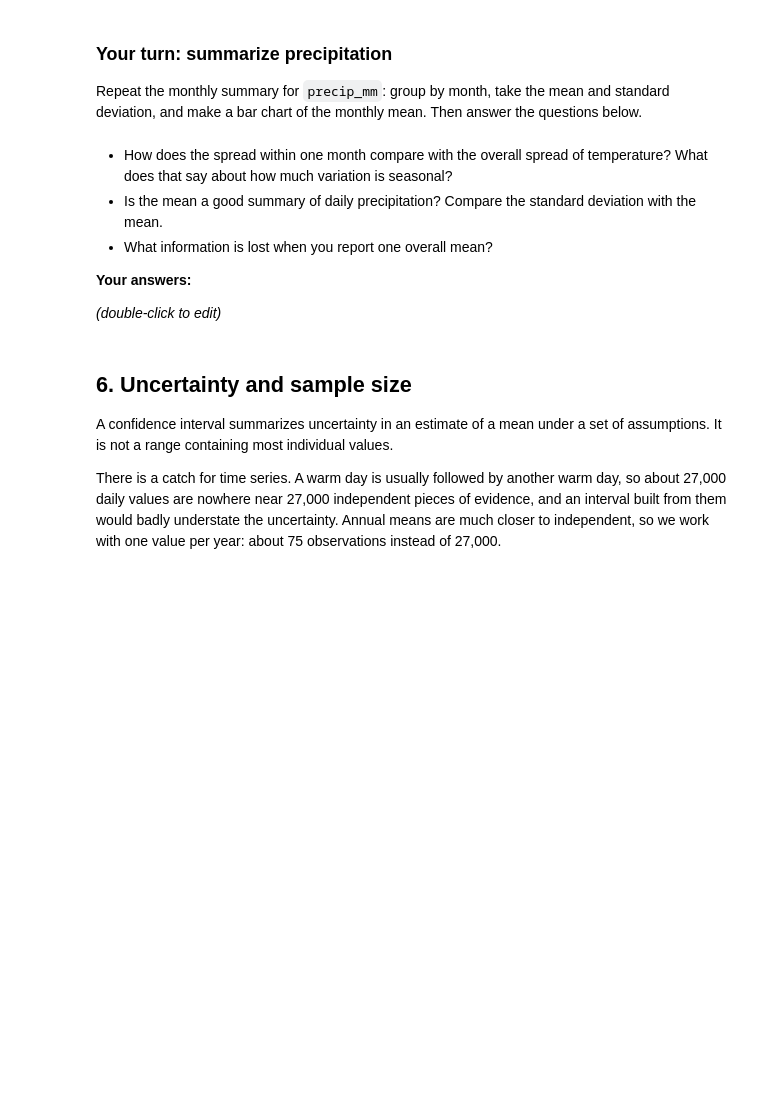
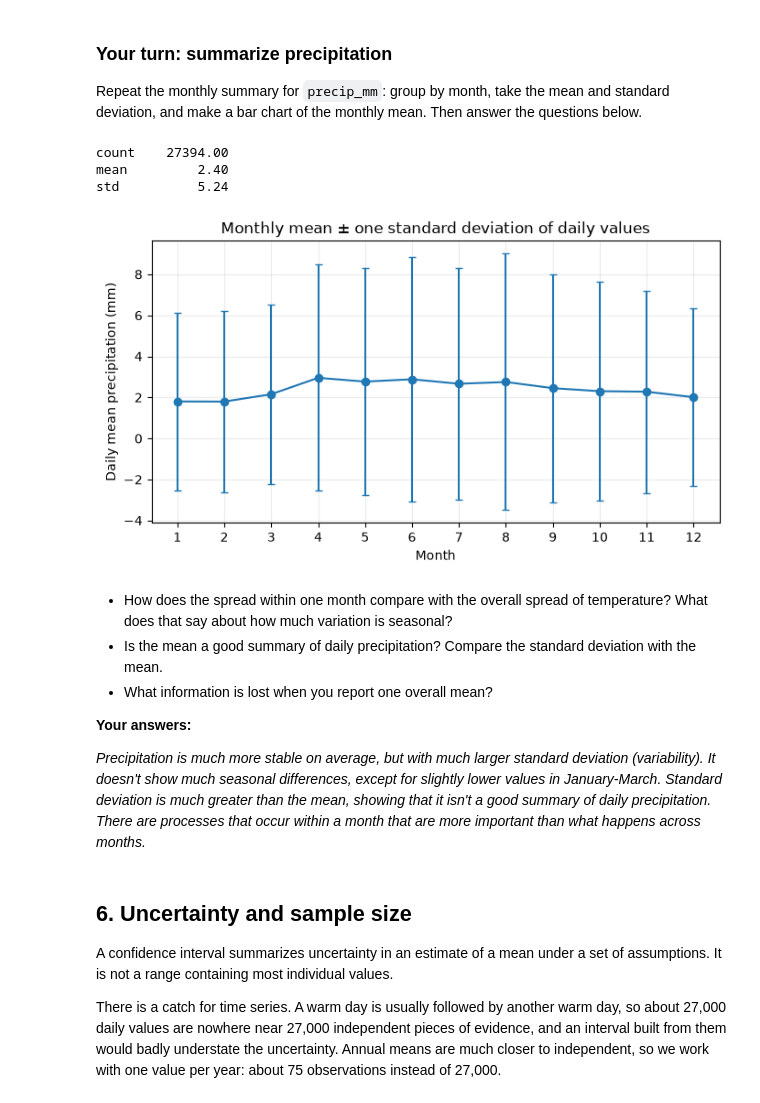
Before and after one commit to Jbaljunas/data_driven_modeling, a Jupyter notebook: Assignment_Instructions_Part_1.ipynb, the cells around one changed output. Saved outputs shown, nothing was run; the diff lists cells and outputs as text; code cells hidden in the pictures; blank space fills up the shorter version.

```diff
--- a/Assignment_Instructions_Part_1.ipynb
+++ b/Assignment_Instructions_Part_1.ipynb
@@ -292,6 +287,24 @@ std         10.90
 Repeat the monthly summary for `precip_mm`: group by month, take the mean and standard deviation, and make a bar chart of the monthly mean. Then answer the questions below.
 # %%
 # Your code here
+print(weather['precip_mm'].agg(['count', 'mean', 'std']).round(2).to_string())
+
+monthly = weather.groupby(weather.index.month)['precip_mm'].agg(['mean', 'std'])
+monthly.index.name = 'month'
+
+plt.figure(figsize=(8, 4))
+plt.errorbar(monthly.index, monthly['mean'], yerr=monthly['std'], fmt='o-', capsize=3)
+plt.xticks(range(1, 13))
+plt.xlabel('Month')
+plt.ylabel('Daily mean precipitation (mm)')
+plt.title('Monthly mean ± one standard deviation of daily values')
+plt.grid(alpha=0.25)
+plt.show()
+# %% [output]
+count    27394.00
+mean         2.40
+std          5.24
+[figure, added]
 # %% [markdown]
 - How does the spread within one month compare with the overall spread of temperature? What does that say about how much variation is seasonal?
 - Is the mean a good summary of daily precipitation? Compare the standard deviation with the mean.
@@ -299,7 +312,7 @@ Repeat the monthly summary for `precip_mm`: group by month, take the mean and st
 
 **Your answers:**
 
-*(double-click to edit)*
+*Precipitation is much more stable on average, but with much larger standard deviation (variability). It doesn't show much seasonal differences, except for slightly lower values in January-March. Standard deviation is much greater than the mean, showing that it isn't a good summary of daily precipitation. There are processes that occur within a month that are more important than what happens across months.*
 # %% [markdown]
 ## 6. Uncertainty and sample size
 
```
Also changed, not shown: parts of 12 cells of this notebook, 7 other files.
